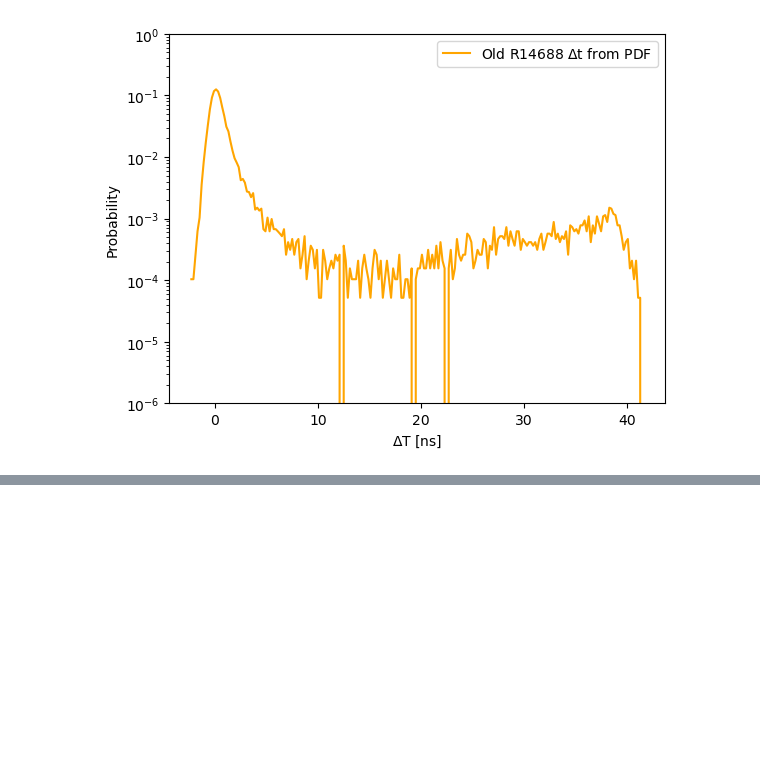
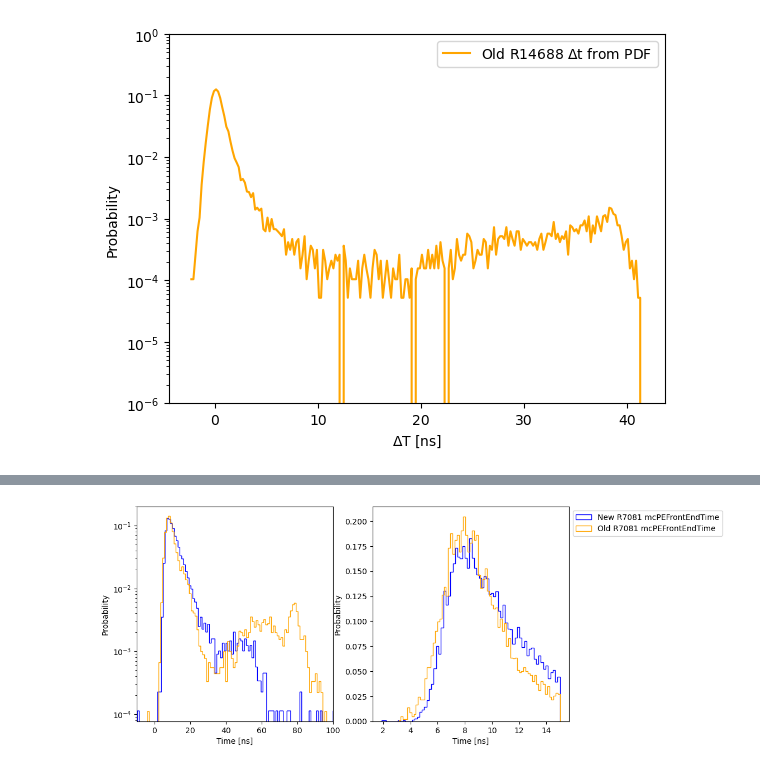
Before and after one commit to hbjamin/eos_pmt_timing, a Jupyter notebook: validation/validation.ipynb, the cells around one changed output, grey strips where cells are left out. Cells and saved outputs as stored; diff of their text form; code cells hidden in the pictures; blank space fills up the shorter version.

```diff
--- a/validation/validation.ipynb
+++ b/validation/validation.ipynb
@@ -212,0 +312,24 @@ Sum of probability is 0.5566709242971377
+# %%
+r7081_fe_time=np.array(r7081_fe_time)
+r7081_fe_time_old=np.array(r7081_fe_time_old)
+
+fig, (ax1, ax2) = plt.subplots(1, 2, figsize=(10, 5))
+
+ax1.hist(r7081_fe_time,bins=2000,density=True,histtype='step',color='blue');
+ax1.hist(r7081_fe_time_old,bins=2000,density=True,histtype='step',color='orange');
+ax1.set_yscale("log")
+ax1.set_xlim(-10,100)
+ax1.set_ylabel("Probability")
+ax1.set_xlabel("Time [ns]");
+
+# Filter the data to include values between -10 and 20
+filtered_r7081_fe_time = r7081_fe_time[(r7081_fe_time > 0) & (r7081_fe_time < 15)]
+filtered_r7081_fe_time_old = r7081_fe_time_old[(r7081_fe_time_old > 0) & (r7081_fe_time_old < 15)]
+
+ax2.hist(filtered_r7081_fe_time,bins=75,density=True,histtype='step',color='blue',label='New R7081 mcPEFrontEndTime');
+ax2.hist(filtered_r7081_fe_time_old,bins=75,density=True,histtype='step',color='orange',label='Old R7081 mcPEFrontEndTime');
+ax2.legend(loc='upper left', bbox_to_anchor=(1, 1))
+ax2.set_ylabel("Probability")
+ax2.set_xlabel("Time [ns]");
+# %% [output]
+[figure, added]
```
Also changed, not shown: parts of 7 cells of this notebook, 4 other files.
